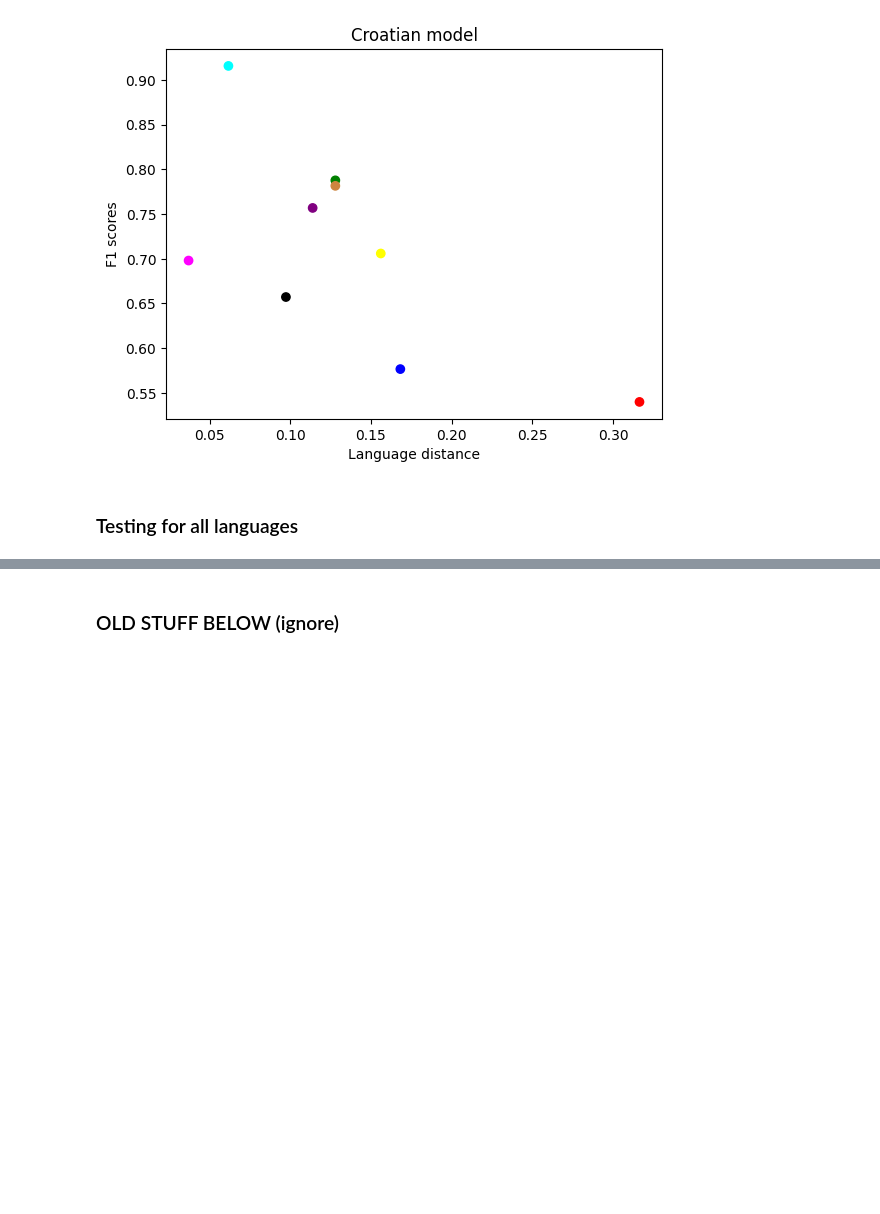
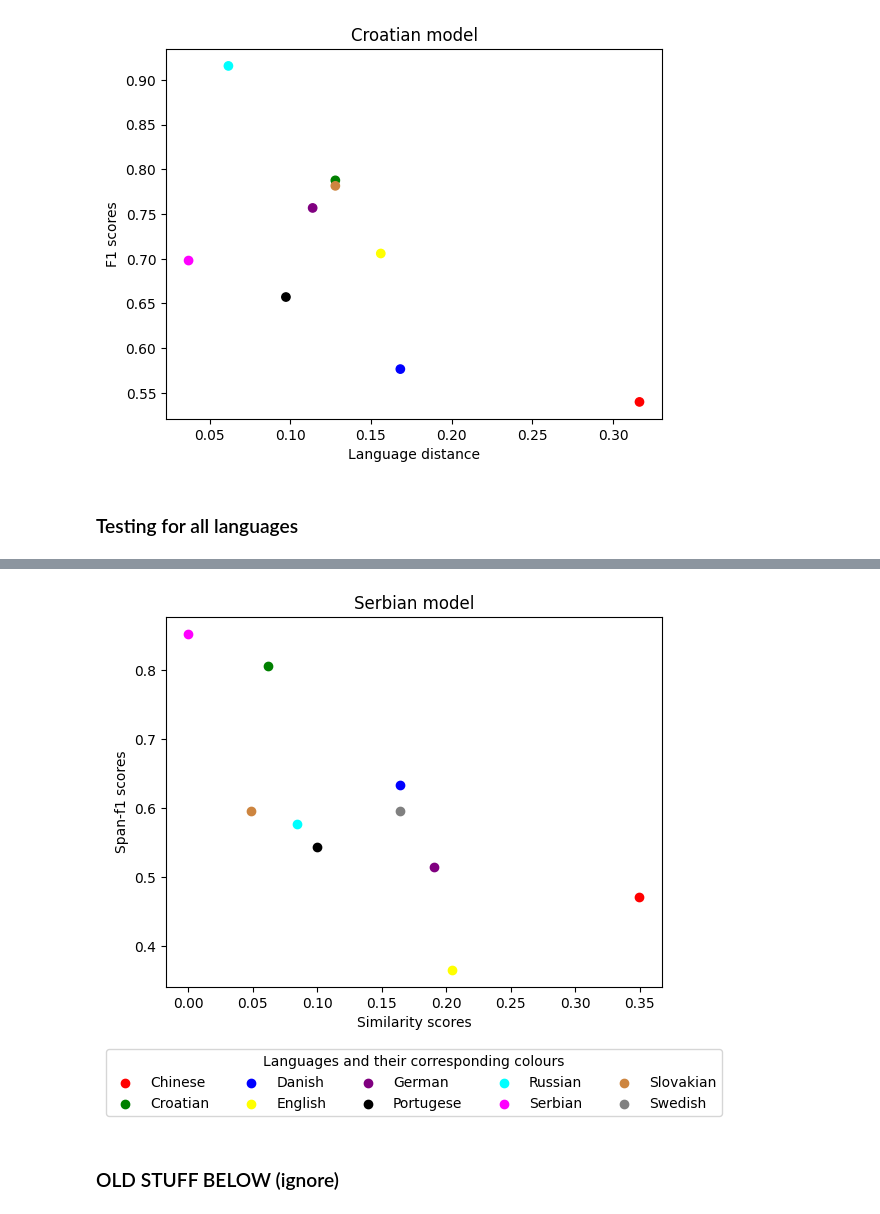
Before and after one commit to Mluonium/NLP-Final-Project, a Jupyter notebook: 08_lang_sim.ipynb, the cells around one changed output, grey strips where cells are left out. Drawn from its saved outputs; the diff is of its cells as text; code cells hidden in the pictures; blank space fills up the shorter version.

Commit message:
Fixed the plotting

```diff
--- a/08_lang_sim.ipynb
+++ b/08_lang_sim.ipynb
@@ -299,23 +313,41 @@ colors = ['red', 'green', 'blue', 'yellow', 'purple', "black", "cyan",  "magenta
 
 # making a dictionary with languages and colours
 lang_colors = dict(zip(languages, colors))
-# %%
-desired_model_language = "English"
-sim_list = eng_list
-lang_scores = eng_scores
-
-for lang, distance, score in zip(languages, sim_list, lang_scores):
-    plt.scatter(distance, score, c=lang_colors.get(lang, 'gray'), label=lang)
-
-# Add labels and title
-plt.xlabel('Language distance')
-plt.ylabel('F1 scores')
-plt.title(f'{desired_model_language} model')
-
-# Create legend under the plot and adjust its width
-plt.legend(loc='upper center', bbox_to_anchor=(0.5, -0.15), ncol=5, title = "Languages and their corresponding colours")
-
-plt.show()
+# %%
+
+# This is the stuff you need to change
+model_language = "Serbian"
+similarity_scores = srp_sim
+span_scores = srp_score
+
+# Initialize lists to store x and y values
+x_values = []
+y_values = []
+
+
+# Iterate over keys in the dictionaries
+for lang_code in span_scores.keys():
+    # Check if the key exists in both dictionaries
+    if lang_code in similarity_scores:
+        # Append x and y values
+        x_values.append(similarity_scores[lang_code])
+        y_values.append(span_scores[lang_code])
+
+for lang, distance, score in zip(languages, x_values, y_values):
+    plt.scatter(distance, score, c=lang_colors.get(lang, 'gray'), label=lang)
+
+# Create legend under the plot and adjust its width
+plt.legend(loc='upper center', bbox_to_anchor=(0.5, -0.15), ncol=5, title = "Languages and their corresponding colours")
+
+# Add labels and title
+plt.xlabel('Similarity scores')
+plt.ylabel('Span-f1 scores')
+plt.title(f'{model_language} model')
+plt.savefig(f'graphs/{model_language}_graph_legend.png', bbox_inches='tight')
+
+plt.show()
+# %% [output]
+[figure, added]
 # %% [markdown]
 ### OLD STUFF BELOW (ignore)
 # %%
```
Also changed, not shown: parts of 9 cells of this notebook, 8 other files.
